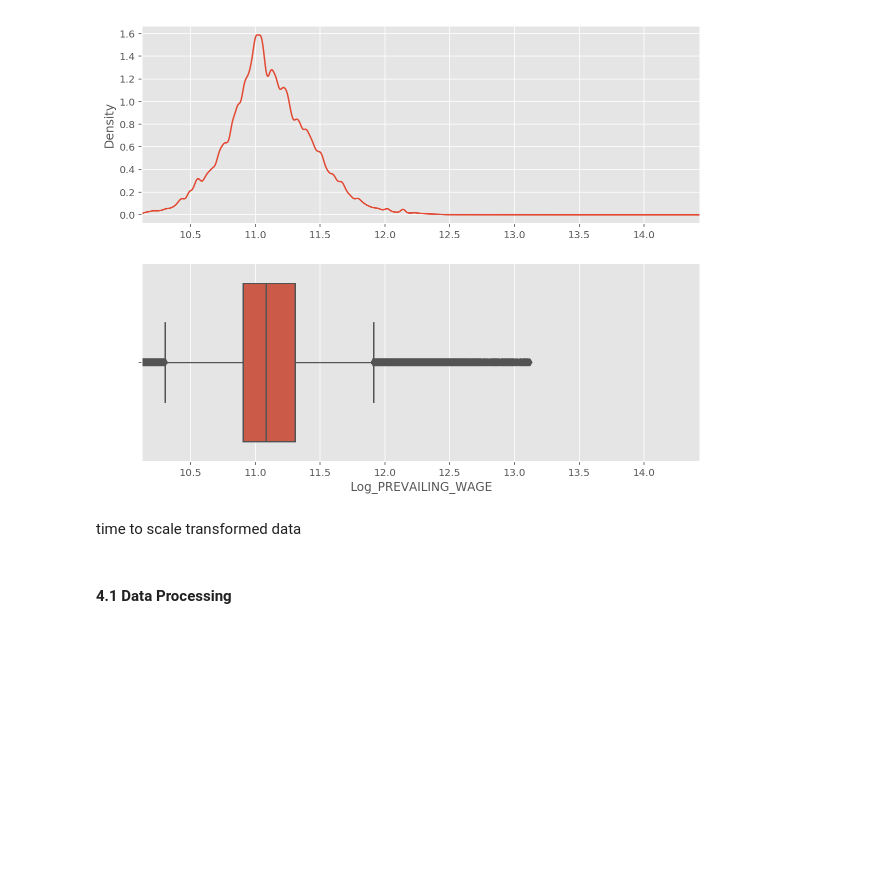
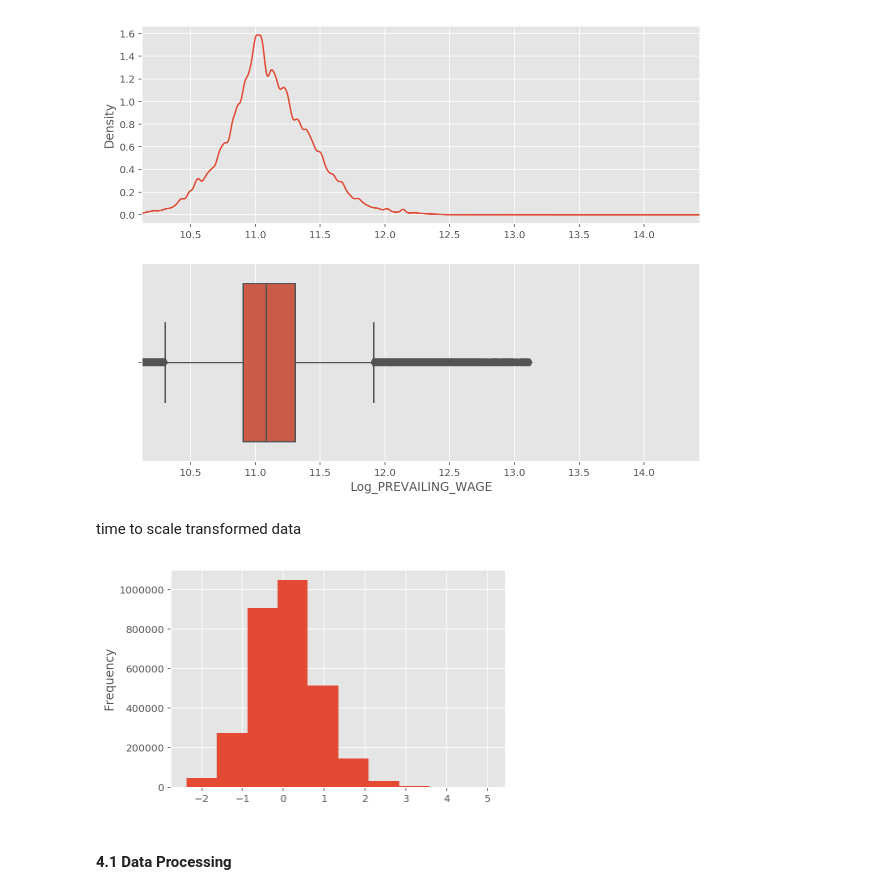
Before and after one commit to numanyilmaz/Capstone, a Jupyter notebook: Capstone.ipynb, the cells around one changed output. Drawn from its saved outputs; the diff is of its cells as text; code cells hidden in the pictures; blank space fills up the shorter version.

Commit message:
Data modeling

```diff
--- a/Capstone.ipynb
+++ b/Capstone.ipynb
@@ -263,5 +263,9 @@ transformed_data[numerical] = scaler.fit_transform(cleaned_data[numerical])
 # %%
 # remove original wage column
 del transformed_data['PREVAILING_WAGE']
+# %%
+transformed_data['Log_PREVAILING_WAGE'].plot(kind='hist');
+# %% [output]
+[figure, added]
 # %% [markdown]
 #### 4.1 Data Processing
```
Also changed, not shown: parts of 35 cells of this notebook.
